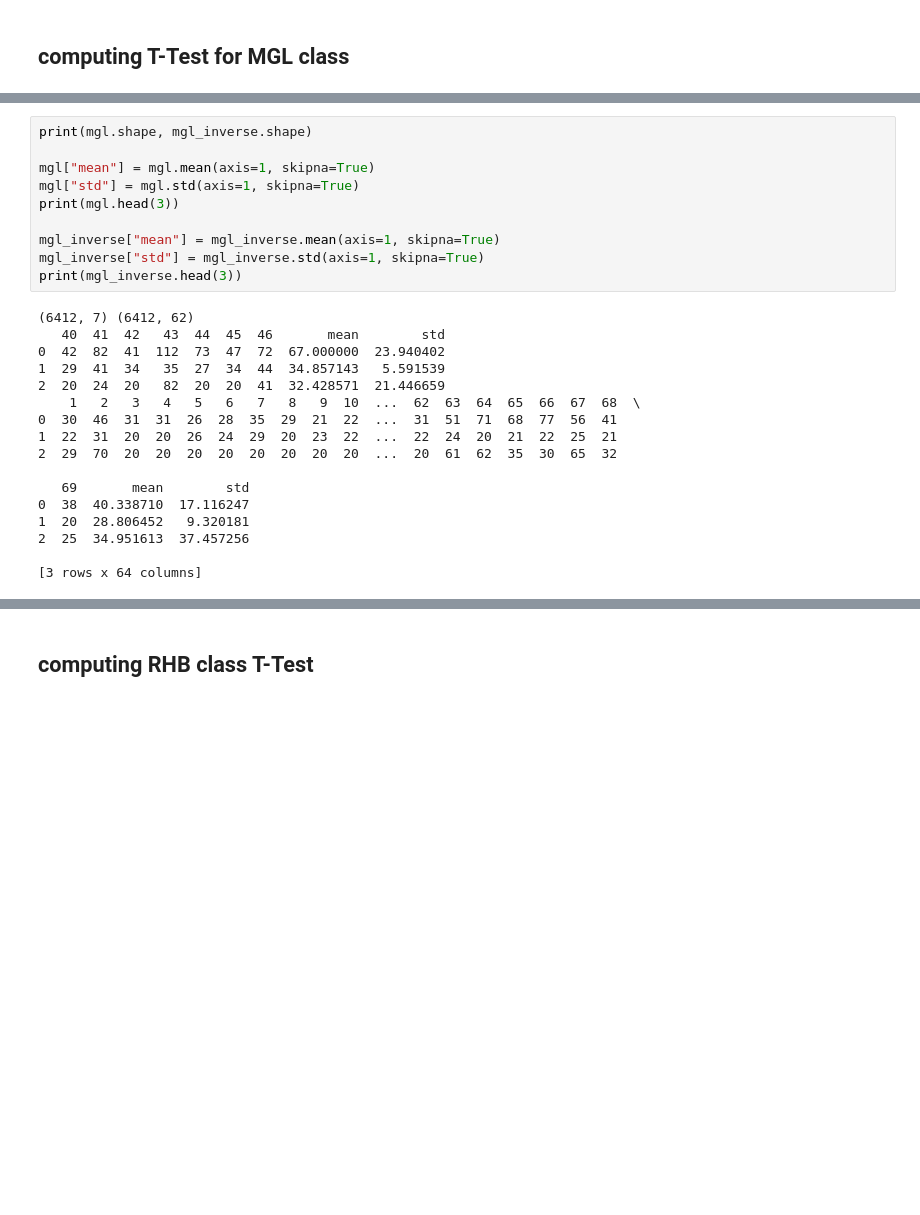
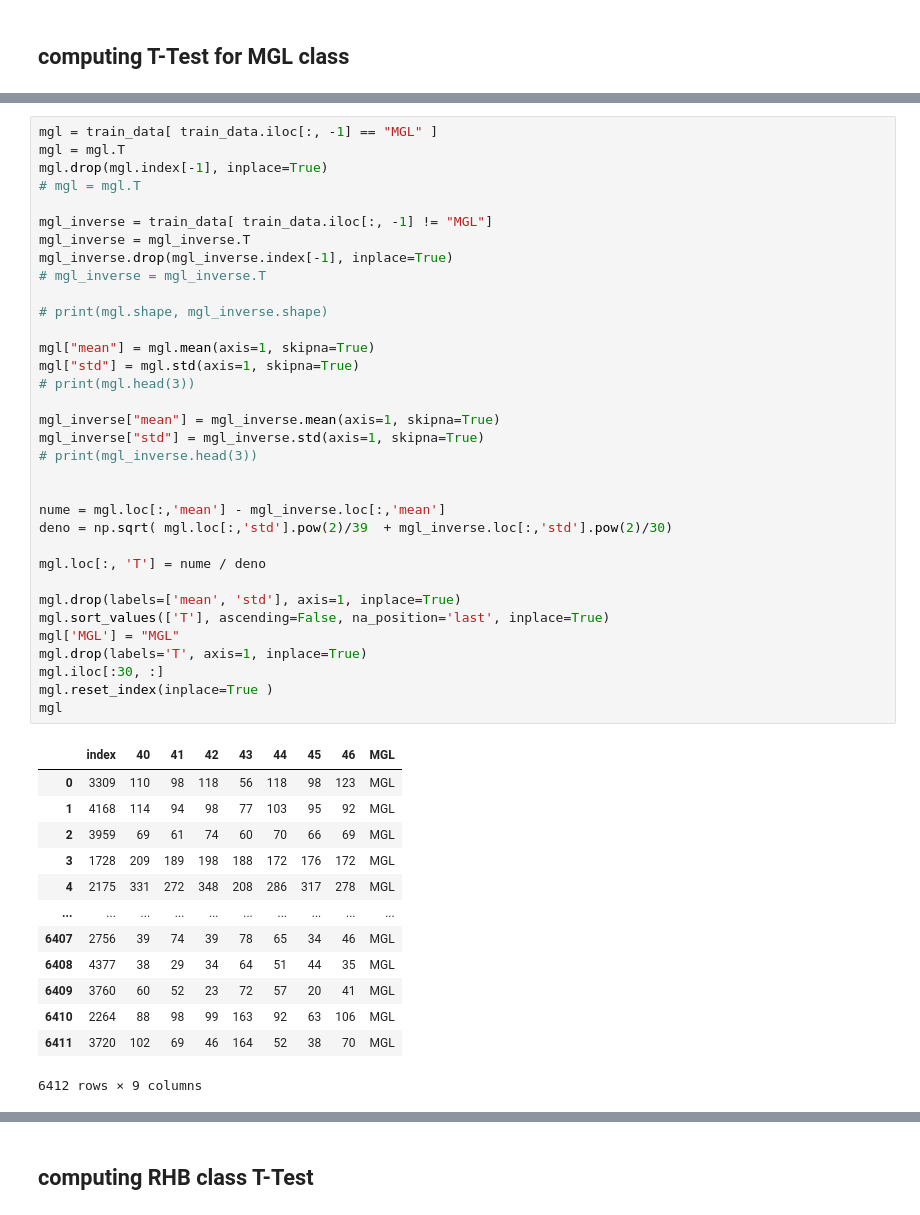
Before and after one commit to minaee/Data-Mining-Project-, a Jupyter notebook: test.ipynb, the cells around one changed output, grey strips where cells are left out. Saved outputs shown, nothing was run; the diff lists cells and outputs as text; blank space fills up the shorter version.

```diff
--- a/test.ipynb
+++ b/test.ipynb
@@ -154,27 +102,48 @@ mgl
 # %%
-print(mgl.shape, mgl_inverse.shape)
+mgl = train_data[ train_data.iloc[:, -1] == "MGL" ]
+mgl = mgl.T
+mgl.drop(mgl.index[-1], inplace=True)
+# mgl = mgl.T
+
+mgl_inverse = train_data[ train_data.iloc[:, -1] != "MGL"]
+mgl_inverse = mgl_inverse.T
+mgl_inverse.drop(mgl_inverse.index[-1], inplace=True)
+# mgl_inverse = mgl_inverse.T
+
+# print(mgl.shape, mgl_inverse.shape)
 
 mgl["mean"] = mgl.mean(axis=1, skipna=True)
 mgl["std"] = mgl.std(axis=1, skipna=True)
-print(mgl.head(3))
+# print(mgl.head(3))
 
 mgl_inverse["mean"] = mgl_inverse.mean(axis=1, skipna=True)
 mgl_inverse["std"] = mgl_inverse.std(axis=1, skipna=True)
-print(mgl_inverse.head(3))
+# print(mgl_inverse.head(3))
+
+
+nume = mgl.loc[:,'mean'] - mgl_inverse.loc[:,'mean']
+deno = np.sqrt( mgl.loc[:,'std'].pow(2)/39  + mgl_inverse.loc[:,'std'].pow(2)/30)
+
+mgl.loc[:, 'T'] = nume / deno
+
+mgl.drop(labels=['mean', 'std'], axis=1, inplace=True)
+mgl.sort_values(['T'], ascending=False, na_position='last', inplace=True)
+mgl['MGL'] = "MGL"
+mgl.drop(labels='T', axis=1, inplace=True)
+mgl.iloc[:30, :]
+mgl.reset_index(inplace=True )
+mgl
 # %% [output]
+|  | index | 40 | 41 | 42 | 43 | 44 | 45 | 46 | MGL |
+| 0 | 3309 | 110 | 98 | 118 | 56 | 118 | 98 | 123 | MGL |
+| 1 | 4168 | 114 | 94 | 98 | 77 | 103 | 95 | 92 | MGL |
+| 2 | 3959 | 69 | 61 | 74 | 60 | 70 | 66 | 69 | MGL |
+| 3 | 1728 | 209 | 189 | 198 | 188 | 172 | 176 | 172 | MGL |
+| 4 | 2175 | 331 | 272 | 348 | 208 | 286 | 317 | 278 | MGL |
+| ... | ... | ... | ... | ... | ... | ... | ... | ... | ... |
+| 6407 | 2756 | 39 | 74 | 39 | 78 | 65 | 34 | 46 | MGL |
+| 6408 | 4377 | 38 | 29 | 34 | 64 | 51 | 44 | 35 | MGL |
+| 6409 | 3760 | 60 | 52 | 23 | 72 | 57 | 20 | 41 | MGL |
+| 6410 | 2264 | 88 | 98 | 99 | 163 | 92 | 63 | 106 | MGL |
+| 6411 | 3720 | 102 | 69 | 46 | 164 | 52 | 38 | 70 | MGL |
-(6412, 7) (6412, 62)
-   40  41  42   43  44  45  46       mean        std
-0  42  82  41  112  73  47  72  67.000000  23.940402
-1  29  41  34   35  27  34  44  34.857143   5.591539
-2  20  24  20   82  20  20  41  32.428571  21.446659
-    1   2   3   4   5   6   7   8   9  10  ...  62  63  64  65  66  67  68  \
-0  30  46  31  31  26  28  35  29  21  22  ...  31  51  71  68  77  56  41
-1  22  31  20  20  26  24  29  20  23  22  ...  22  24  20  21  22  25  21
-2  29  70  20  20  20  20  20  20  20  20  ...  20  61  62  35  30  65  32
-
-   69       mean        std
-0  38  40.338710  17.116247
-1  20  28.806452   9.320181
-2  25  34.951613  37.457256
-
-[3 rows x 64 columns]
+6412 rows × 9 columns
```
Also changed, not shown: parts of 9 cells of this notebook, 21 other files.
